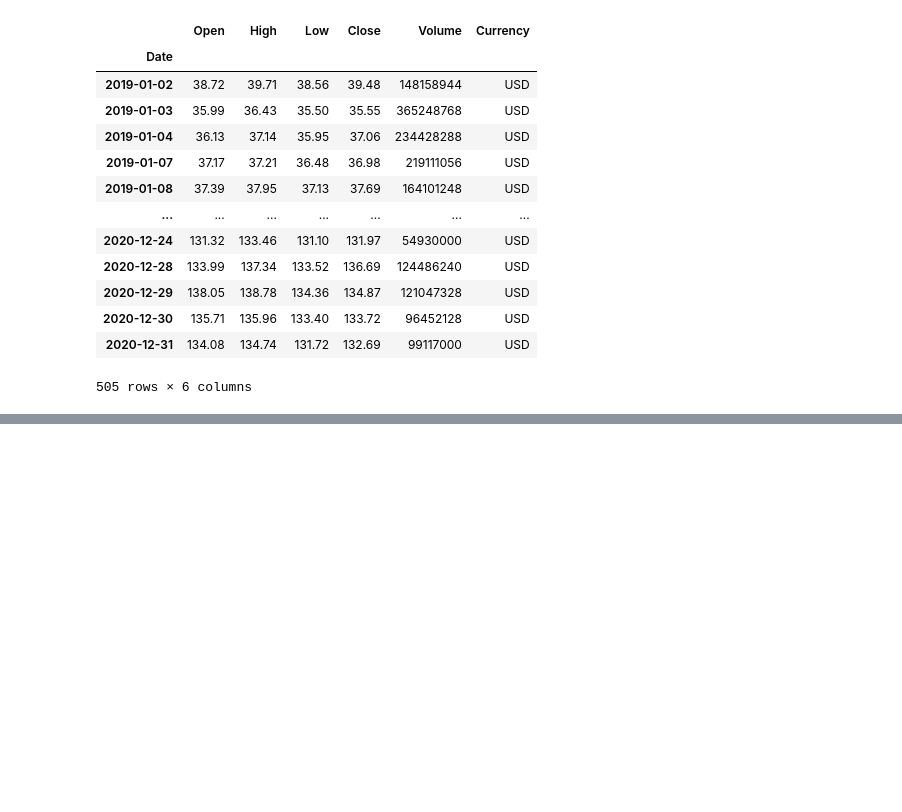
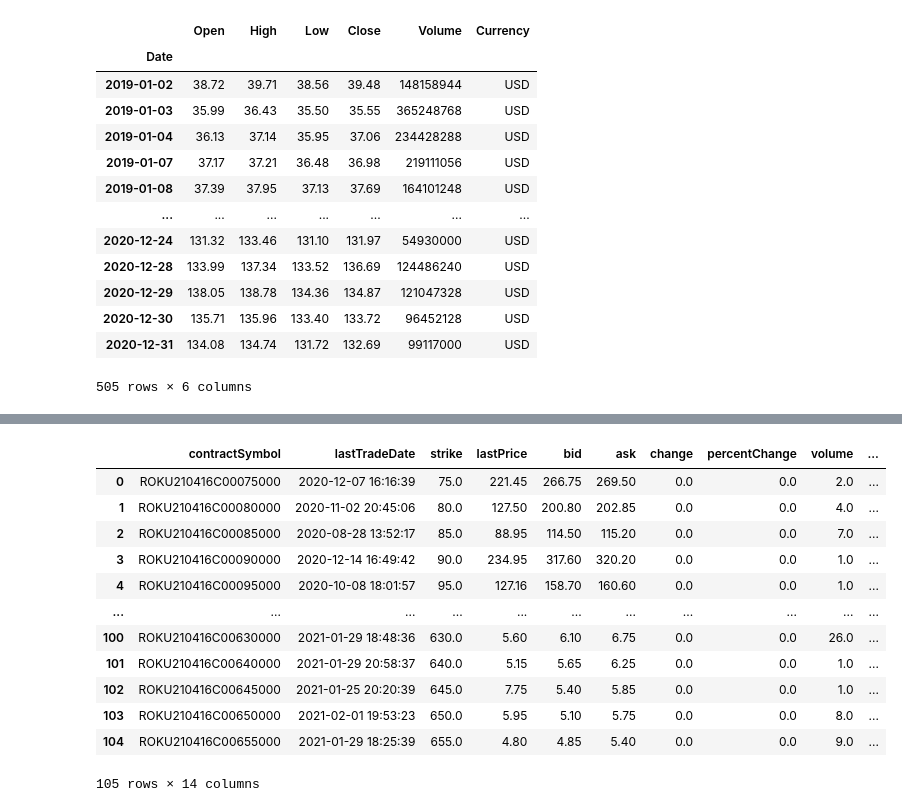
Before and after one commit to adharangaonkar/Machine-Learning-in-Finance, a Jupyter notebook: Stocks EDA.ipynb, the cells around one changed output, grey strips where cells are left out. Drawn from its saved outputs; the diff is of its cells as text; code cells hidden in the pictures; blank space fills up the shorter version.

Commit message:
Stocks EDA Option Pricing Commit-1

```diff
--- a/Stocks EDA.ipynb
+++ b/Stocks EDA.ipynb
@@ -194,0 +201,2 @@ dfaapl_h
+# %%
+roku = yf.Ticker("ROKU")
@@ -194,0 +219,2 @@ dfaapl_h
+# %%
+opt = roku.option_chain('2021-04-16')
@@ -194,0 +241,16 @@ dfaapl_h
+# %%
+opt.calls
+# %% [output]
+|  | contractSymbol | lastTradeDate | strike | lastPrice | bid | ask | change | percentChange | volume | ... |
+| 0 | ROKU210416C00075000 | 2020-12-07 16:16:39 | 75.0 | 221.45 | 266.75 | 269.50 | 0.0 | 0.0 | 2.0 | ... |
+| 1 | ROKU210416C00080000 | 2020-11-02 20:45:06 | 80.0 | 127.50 | 200.80 | 202.85 | 0.0 | 0.0 | 4.0 | ... |
+| 2 | ROKU210416C00085000 | 2020-08-28 13:52:17 | 85.0 | 88.95 | 114.50 | 115.20 | 0.0 | 0.0 | 7.0 | ... |
+| 3 | ROKU210416C00090000 | 2020-12-14 16:49:42 | 90.0 | 234.95 | 317.60 | 320.20 | 0.0 | 0.0 | 1.0 | ... |
+| 4 | ROKU210416C00095000 | 2020-10-08 18:01:57 | 95.0 | 127.16 | 158.70 | 160.60 | 0.0 | 0.0 | 1.0 | ... |
+| ... | ... | ... | ... | ... | ... | ... | ... | ... | ... | ... |
+| 100 | ROKU210416C00630000 | 2021-01-29 18:48:36 | 630.0 | 5.60 | 6.10 | 6.75 | 0.0 | 0.0 | 26.0 | ... |
+| 101 | ROKU210416C00640000 | 2021-01-29 20:58:37 | 640.0 | 5.15 | 5.65 | 6.25 | 0.0 | 0.0 | 1.0 | ... |
+| 102 | ROKU210416C00645000 | 2021-01-25 20:20:39 | 645.0 | 7.75 | 5.40 | 5.85 | 0.0 | 0.0 | 1.0 | ... |
+| 103 | ROKU210416C00650000 | 2021-02-01 19:53:23 | 650.0 | 5.95 | 5.10 | 5.75 | 0.0 | 0.0 | 8.0 | ... |
+| 104 | ROKU210416C00655000 | 2021-01-29 18:25:39 | 655.0 | 4.80 | 4.85 | 5.40 | 0.0 | 0.0 | 9.0 | ... |
+105 rows × 14 columns
```
Also changed, not shown: parts of 6 cells of this notebook.
